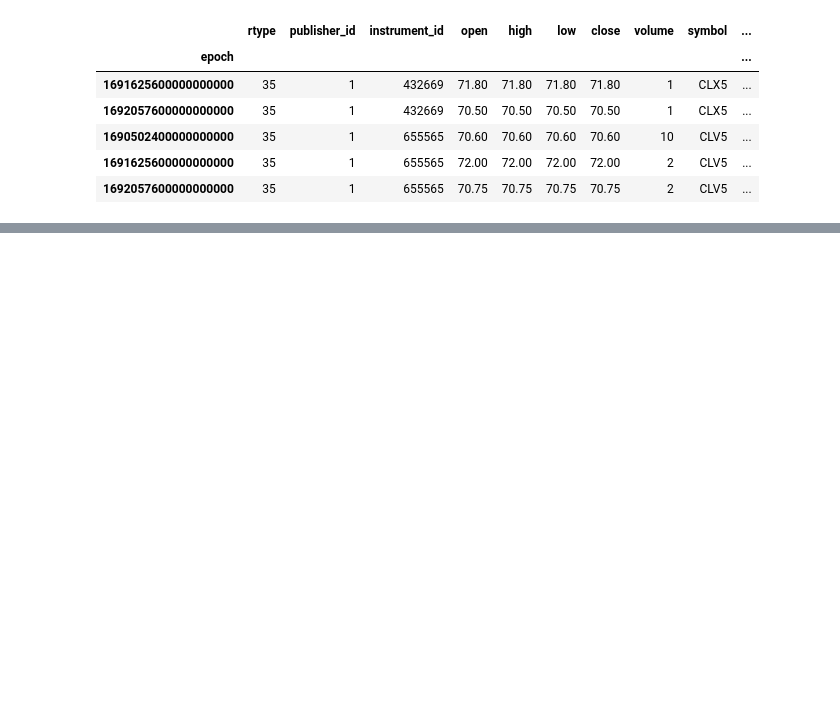
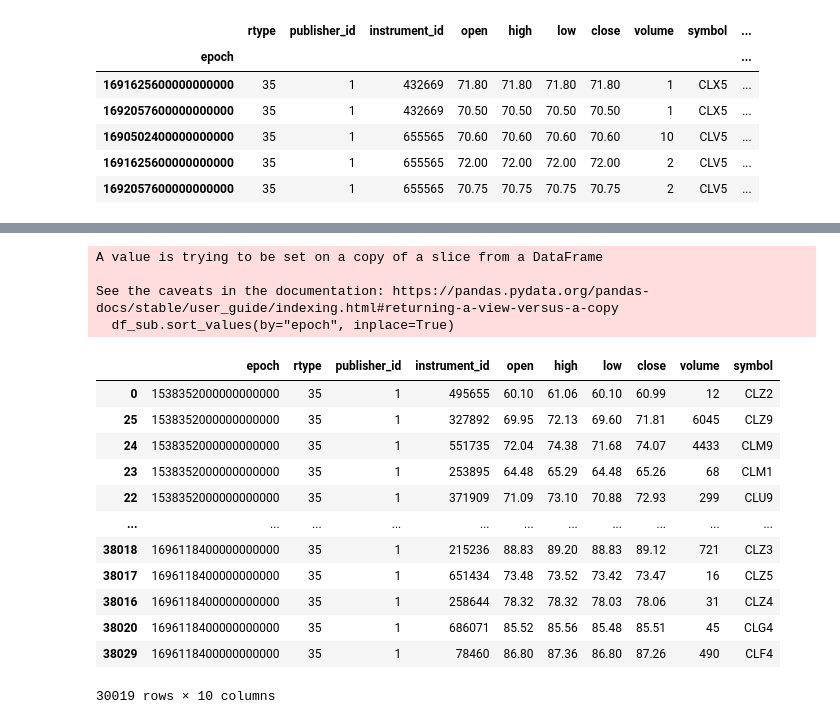
Before and after one commit to ntorm1/Nexus, a Jupyter notebook: example/io/futures_hdf5.ipynb, the cells around one changed output, grey strips where cells are left out. Saved outputs shown, nothing was run; the diff lists cells and outputs as text; code cells hidden in the pictures; blank space fills up the shorter version.

```diff
--- a/example/io/futures_hdf5.ipynb
+++ b/example/io/futures_hdf5.ipynb
@@ -107,3 +111,30 @@ plt.legend()
 plt.show()
 # %% [output]
 [figure]
+# %%
+from datetime import datetime
+year_map = {
+    "0" : "2020",
+    "1" : "2021",
+    "2" : "2022",
+    "3" : "2023",
+    "4" : "2024",
+    "5" : "2025",
+    "6" : "2026",
+    "7" : "2017",
+    "8" : "2018",
+    "9" : "2019"
+}
+def map_futures_code_to_full_code(futures_code):
+    if len(futures_code) == 5:
+        #CLZ31. Inject "20" starting at index loc 2
+        return futures_code[:2] + "20" + futures_code[2:]
+    else:
+        code = futures_code[0:2]
+        month = futures_code[2]
+        year = futures_code[3]
+        return code + month + year_map[year]
+
+
+tickers = df["symbol"].unique()
+tickers
@@ -126,6 +178,7 @@ for ticker in tqdm(tickers):
         data = rows[cols].to_numpy()
 
         # Create a new dataset and save the data
+        ticker = map_futures_code_to_full_code(ticker)
         file.create_dataset(f"{ticker}/datetime", data=rows["epoch"].to_numpy())
         dataset = file.create_dataset(f"{ticker}/data", data=data)
 
@@ -206,0 +231,25 @@ array(['CLK0', 'CLJ9', 'CLK9', 'CLN1', 'CLQ9', 'CLX8', 'CLZ5', 'ZFH9',
+# %%
+tickers = [t for t in tickers if t.startswith("CL")]
+df_sub = df[df["symbol"].isin(tickers)]
+#sort by epoch
+df_sub.sort_values(by="epoch", inplace=True)
+df_sub["epoch"] = pd.to_datetime(df_sub["epoch"].astype('int64'))
+df_sub
+# %% [output]
+A value is trying to be set on a copy of a slice from a DataFrame
+
+See the caveats in the documentation: https://pandas.pydata.org/pandas-docs/stable/user_guide/indexing.html#returning-a-view-versus-a-copy
+  df_sub.sort_values(by="epoch", inplace=True)
+|  | epoch | rtype | publisher_id | instrument_id | open | high | low | close | volume | symbol |
+| 0 | 1538352000000000000 | 35 | 1 | 495655 | 60.10 | 61.06 | 60.10 | 60.99 | 12 | CLZ2 |
+| 25 | 1538352000000000000 | 35 | 1 | 327892 | 69.95 | 72.13 | 69.60 | 71.81 | 6045 | CLZ9 |
+| 24 | 1538352000000000000 | 35 | 1 | 551735 | 72.04 | 74.38 | 71.68 | 74.07 | 4433 | CLM9 |
+| 23 | 1538352000000000000 | 35 | 1 | 253895 | 64.48 | 65.29 | 64.48 | 65.26 | 68 | CLM1 |
+| 22 | 1538352000000000000 | 35 | 1 | 371909 | 71.09 | 73.10 | 70.88 | 72.93 | 299 | CLU9 |
+| ... | ... | ... | ... | ... | ... | ... | ... | ... | ... | ... |
+| 38018 | 1696118400000000000 | 35 | 1 | 215236 | 88.83 | 89.20 | 88.83 | 89.12 | 721 | CLZ3 |
+| 38017 | 1696118400000000000 | 35 | 1 | 651434 | 73.48 | 73.52 | 73.42 | 73.47 | 16 | CLZ5 |
+| 38016 | 1696118400000000000 | 35 | 1 | 258644 | 78.32 | 78.32 | 78.03 | 78.06 | 31 | CLZ4 |
+| 38020 | 1696118400000000000 | 35 | 1 | 686071 | 85.52 | 85.56 | 85.48 | 85.51 | 45 | CLG4 |
+| 38029 | 1696118400000000000 | 35 | 1 | 78460 | 86.80 | 87.36 | 86.80 | 87.26 | 490 | CLF4 |
+30019 rows × 10 columns
```
Also changed, not shown: parts of 9 cells of this notebook, 5 other files.
